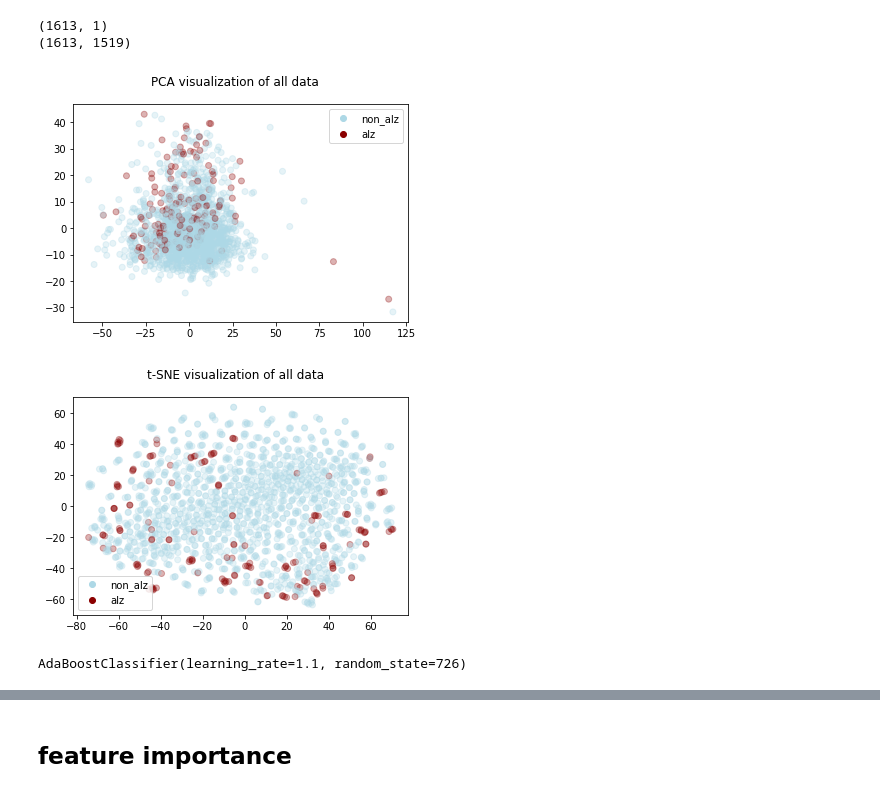
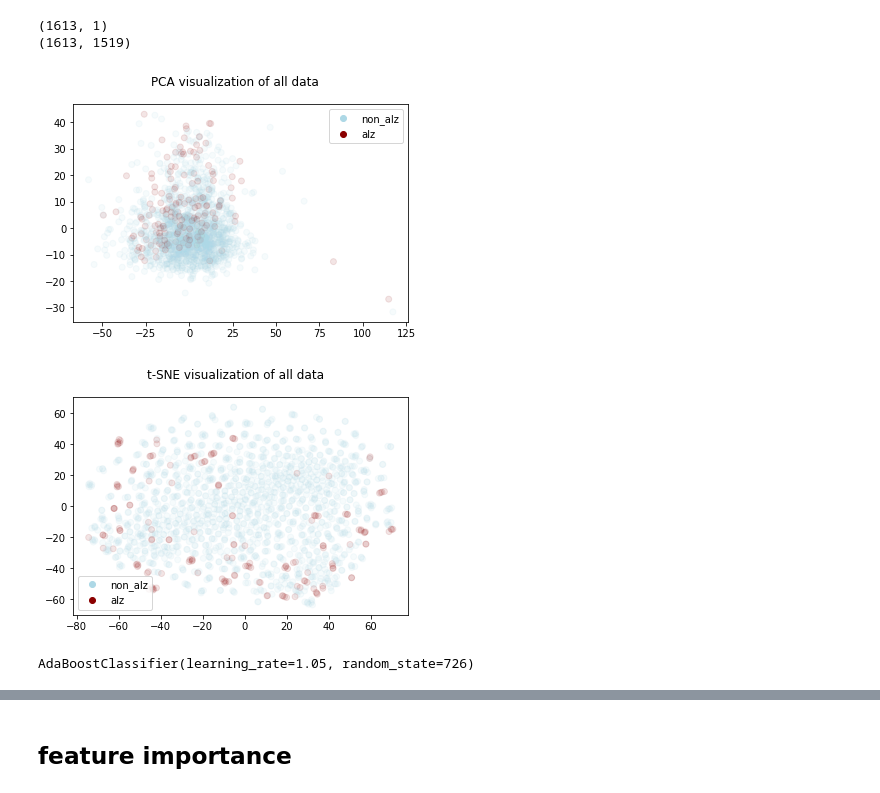
Before and after one commit to MASILab/Capstone_WhiteMatterML, a Jupyter notebook: modeling_no_reduction.ipynb, the cells around one changed output, grey strips where cells are left out. Saved outputs shown, nothing was run; the diff lists cells and outputs as text; code cells hidden in the pictures.

```diff
--- a/modeling_no_reduction.ipynb
+++ b/modeling_no_reduction.ipynb
@@ -66,39 +80,39 @@ print(x_full_og.shape)
 #print('Computing PCA Embedding')
 pca = decomposition.PCA(n_components=2)
 pca.fit(x_full_og)
 Y = pca.transform(x_full_og)
 colors = ['lightblue' if (i == 0) else 'darkred' for i in y_full_og.values]
 fig = plt.figure(1)
 fig.suptitle('PCA visualization of all data')
 ax = fig.add_subplot(111)
-ax.scatter(Y[:, 0], Y[:, 1], c=colors, alpha=0.3)
+ax.scatter(Y[:, 0], Y[:, 1], c=colors, alpha=0.1)
 m1, = plt.plot(np.nan, np.nan, c='lightblue', linestyle='None', marker='o', label='non_alz', alpha=1)
 m2, = plt.plot(np.nan, np.nan, c='darkred', linestyle='None', marker='o', label="alz", alpha=1)
 plt.legend(handles=[m1, m2], loc='best')
 plt.show()
 #plt.savefig('./pca.png', dpi=300)
 #plt.close()
 
 #print('Computing t-SNE Embedding')
 tsne = manifold.TSNE(n_components=2, init='pca', random_state=726, n_iter=1500)
 Y = tsne.fit_transform(x_full_og)
 
 colors = ['lightblue' if (i == 0) else 'darkred' for i in y_full_og.values]
 fig = plt.figure(2)
 fig.suptitle('t-SNE visualization of all data')
 ax = fig.add_subplot(111)
-ax.scatter(Y[:, 0], Y[:, 1], c=colors, alpha=0.3)
+ax.scatter(Y[:, 0], Y[:, 1], c=colors, alpha=0.1)
 m1, = plt.plot(np.nan, np.nan, c='lightblue', linestyle='None', marker='o', label='non_alz', alpha=1)
 m2, = plt.plot(np.nan, np.nan, c='darkred', linestyle='None', marker='o', label='alz', alpha=1)
 plt.legend(handles=[m1, m2], loc='best')
 plt.show()
 #plt.savefig('./tsne.png', dpi=300)
 #plt.close()
 # %% [output]
-[figure, old version]
+[figure, new version]
-[figure, old version]
+[figure, new version]
 # %%
-kf = StratifiedKFold(n_splits=10, shuffle=True)
+kf = StratifiedKFold(n_splits=5, shuffle=True)
 X = x_train_og
 y = y_train_og
 
@@ -118,14 +132,16 @@ mod_mlp = MLPClassifier(random_state=726, activation = "tanh", alpha=0.0005, hid
 mod_gbt = GradientBoostingClassifier(random_state=726, n_estimators=80, learning_rate=1, max_features=3, max_depth=3)
 
 # AdaBoost Classification Model ---
-mod_abc = AdaBoostClassifier(random_state=726, n_estimators=50,learning_rate=1.1)
+mod_abc = AdaBoostClassifier(random_state=727, n_estimators=50,learning_rate=1.05)
 
 valid_acc_lgrg, valid_acc_svc, valid_acc_rfc, valid_acc_mlp, valid_acc_gbt, valid_acc_abc = [],[],[],[],[],[]
-valid_f1s_lgrg, valid_f1s_svc, valid_f1s_rfc, valid_f1s_mlp, valid_f1s_gbt, valid_acc_abc = [],[],[],[],[],[]
+valid_f1s_lgrg, valid_f1s_svc, valid_f1s_rfc, valid_f1s_mlp, valid_f1s_gbt, valid_f1s_abc = [],[],[],[],[],[]
 
-for train_ix, validation_ix in tqdm(kf.split(X,y),total=10):
+for train_ix, validation_ix in tqdm(kf.split(X,y),total=5):
     X_train, X_validation = X.iloc[train_ix], X.iloc[validation_ix]
     y_train, y_validation = y.iloc[train_ix], y.iloc[validation_ix]
+
+    X_train_over, y_train_over = oversample_smt.fit_resample(X_train, y_train)
 
     mod_lgrg.fit(X_train, y_train.to_numpy().ravel())
     pred_train_lgrg = mod_lgrg.predict(X_train)
@@ -141,10 +157,10 @@ for train_ix, validation_ix in tqdm(kf.split(X,y),total=10):
     validation_acc_svc = accuracy_score(y_validation, pred_validation_svc)
     validation_f1s_svc = f1_score(y_validation, pred_validation_svc)
 
-    mod_rfc.fit(X_train, y_train.to_numpy().ravel())
-    pred_train_rfc = mod_rfc.predict(X_train)
+    mod_rfc.fit(X_train_over, y_train_over.to_numpy().ravel())
+    pred_train_rfc = mod_rfc.predict(X_train_over)
     pred_validation_rfc = mod_rfc.predict(X_validation)
-    train_acc_rfc = accuracy_score(y_train, pred_train_rfc)
+    train_acc_rfc = accuracy_score(y_train_over, pred_train_rfc)
     validation_acc_rfc = accuracy_score(y_validation, pred_validation_rfc)
     validation_f1s_rfc = f1_score(y_validation, pred_validation_rfc)
 
@@ -155,17 +171,17 @@ for train_ix, validation_ix in tqdm(kf.split(X,y),total=10):
     validation_acc_mlp = accuracy_score(y_validation, pred_validation_mlp)
     validation_f1s_mlp = f1_score(y_validation, pred_validation_mlp)
 
-    mod_gbt.fit(X_train, y_train.to_numpy().ravel())
-    pred_train_gbt = mod_gbt.predict(X_train)
+    mod_gbt.fit(X_train_over, y_train_over.to_numpy().ravel())
+    pred_train_gbt = mod_gbt.predict(X_train_over)
     pred_validation_gbt = mod_gbt.predict(X_validation)
-    train_acc_gbt = accuracy_score(y_train, pred_train_gbt)
+    train_acc_gbt = accuracy_score(y_train_over, pred_train_gbt)
     validation_acc_gbt = accuracy_score(y_validation, pred_validation_gbt)
     validation_f1s_gbt = f1_score(y_validation, pred_validation_gbt)
 
-    mod_abc.fit(X_train, y_train.to_numpy().ravel())
-    pred_train_abc = mod_abc.predict(X_train)
+    mod_abc.fit(X_train_over, y_train_over.to_numpy().ravel())
+    pred_train_abc = mod_abc.predict(X_train_over)
     pred_validation_abc = mod_abc.predict(X_validation)
-    train_acc_abc = accuracy_score(y_train, pred_train_abc)
+    train_acc_abc = accuracy_score(y_train_over, pred_train_abc)
     validation_acc_abc = accuracy_score(y_validation, pred_validation_abc)
     validation_f1s_abc = f1_score(y_validation, pred_validation_abc)
 
@@ -196,13 +212,39 @@ for train_ix, validation_ix in tqdm(kf.split(X,y),total=10):
 # print(np.mean(validation_acc_array))
 # print(validation_acc_array)
 # print(np.mean(avg_perc))
-
-mod_lgrg.fit(x_train_og, y_train_og.to_numpy().ravel())
-mod_svc.fit(x_train_og, y_train_og.to_numpy().ravel())
-mod_rfc.fit(x_train_og, y_train_og.to_numpy().ravel())
-mod_mlp.fit(x_train_og, y_train_og.to_numpy().ravel())
-mod_gbt.fit(x_train_og, y_train_og.to_numpy().ravel())
-mod_abc.fit(x_train_og, y_train_og.to_numpy().ravel())
-# %% [output]
-AdaBoostClassifier(learning_rate=1.1, random_state=726)
+# %%
+oversample_smt = SMOTE(random_state=726)
+# oversample_bdl = BorderlineSMOTE()
+# oversample_ada = ADASYN()
+x_train_over, y_train_over = oversample_smt.fit_resample(x_train_og, y_train_og)
+
+y_full_over = (pd.concat([y_train_over, y_test_og], axis=0))
+x_full_over = (pd.concat([x_train_over, x_test_og], axis=0))
+
+# Logistic Regression Classification Model ---
+mod_lgrg = LogisticRegression(max_iter=100000,solver="sag", random_state = 726)
+
+# Support Vector Classification Model ---
+mod_svc  = svm.SVC(random_state=726, kernel='linear' ,probability = True,break_ties=True)
+
+# Random Forest Classification Model ---
+mod_rfc = RandomForestClassifier(random_state=726, max_features=0.2)
+
+# Multi-Layer Perceptron Classification Model ---
+mod_mlp = MLPClassifier(random_state=726, activation = "tanh", alpha=0.0005, hidden_layer_sizes=(150,), learning_rate = "adaptive")
+
+# Gradient Boosted Tree Classification Model ---
+mod_gbt = GradientBoostingClassifier(random_state=726, n_estimators=80, learning_rate=1, max_features=3, max_depth=3)
+
+# AdaBoost Classification Model ---
+mod_abc = AdaBoostClassifier(random_state=726, n_estimators=50,learning_rate=1.05)
+
+mod_lgrg.fit(x_train_og, y_train_og.to_numpy().ravel())
+mod_svc.fit(x_train_og, y_train_og.to_numpy().ravel())
+mod_rfc.fit(x_train_over, y_train_over.to_numpy().ravel())
+mod_mlp.fit(x_train_og, y_train_og.to_numpy().ravel())
+mod_gbt.fit(x_train_over, y_train_over.to_numpy().ravel())
+mod_abc.fit(x_train_over, y_train_over.to_numpy().ravel())
+# %% [output]
+AdaBoostClassifier(learning_rate=1.05, random_state=726)
 # %%
```
Also changed, not shown: parts of 18 cells of this notebook.
